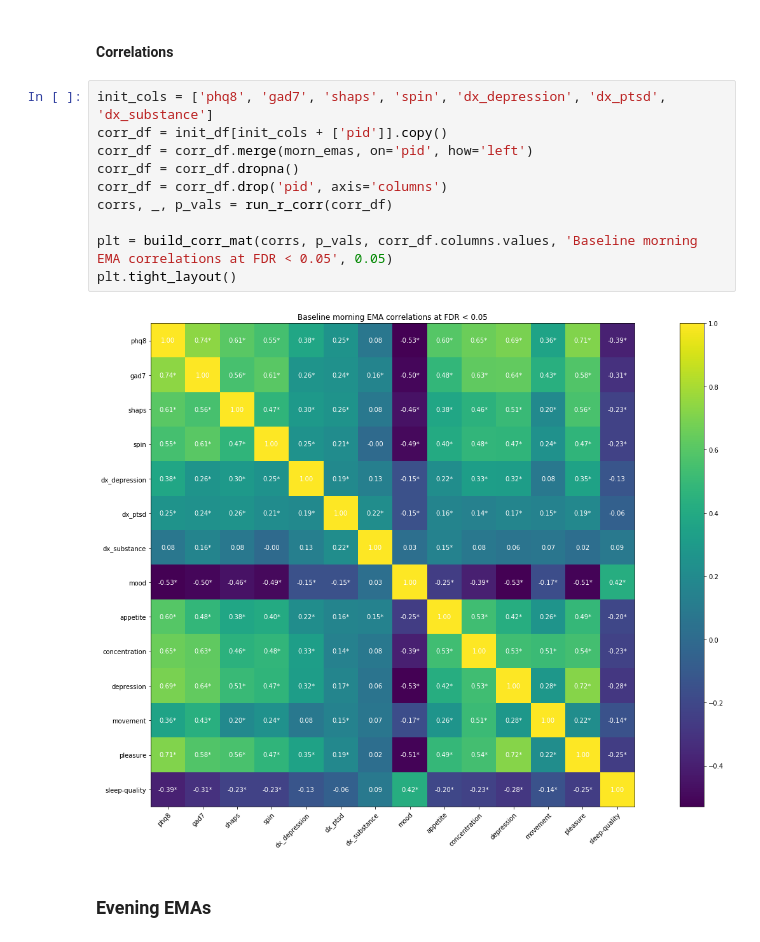
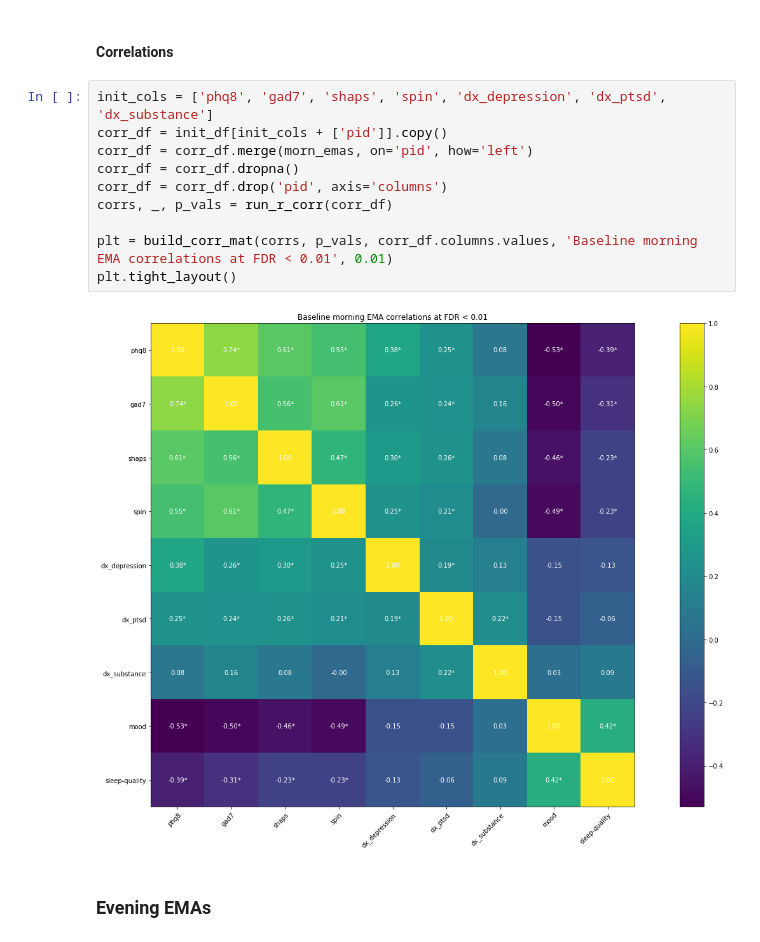
Before and after one commit to tliu526/lifesense, a Jupyter notebook: lifesense_exploration_wave1.ipynb, the cells around one changed output. Drawn from its saved outputs; the diff is of its cells as text.

```diff
--- a/lifesense_exploration_wave1.ipynb
+++ b/lifesense_exploration_wave1.ipynb
@@ -567,15 +599,15 @@ See the caveats in the documentation: http://pandas.pydata.org/pandas-docs/stabl
 # %%
 init_cols = ['phq8', 'gad7', 'shaps', 'spin', 'dx_depression', 'dx_ptsd', 'dx_substance']
 corr_df = init_df[init_cols + ['pid']].copy()
 corr_df = corr_df.merge(morn_emas, on='pid', how='left')
 corr_df = corr_df.dropna()
 corr_df = corr_df.drop('pid', axis='columns')
 corrs, _, p_vals = run_r_corr(corr_df)
 
-plt = build_corr_mat(corrs, p_vals, corr_df.columns.values, 'Baseline morning EMA correlations at FDR < 0.05', 0.05)
+plt = build_corr_mat(corrs, p_vals, corr_df.columns.values, 'Baseline morning EMA correlations at FDR < 0.01', 0.01)
 plt.tight_layout()
 # %% [output]
-[figure, old version]
+[figure, new version]
 # %% [markdown]
 ### Evening EMAs
 # %%
```
Also changed, not shown: parts of 7 cells of this notebook.
